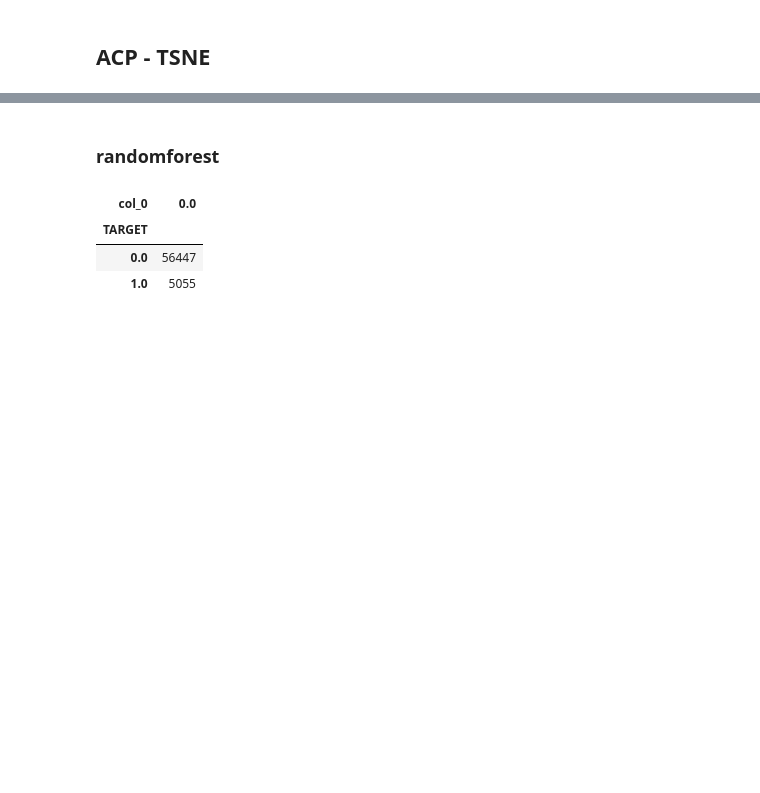
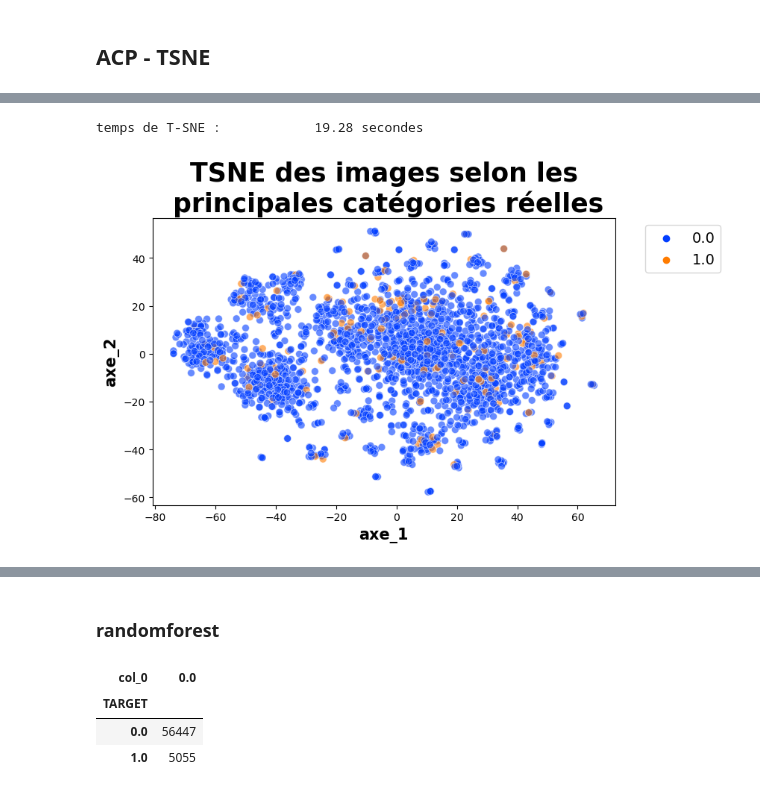
Before and after one commit to David-R-V/OC_modele_scoring, a Jupyter notebook: Projet 7.ipynb, the cells around one changed output, grey strips where cells are left out. Drawn from its saved outputs; the diff is of its cells as text; code cells hidden in the pictures; blank space fills up the shorter version.

```diff
--- a/Projet 7.ipynb
+++ b/Projet 7.ipynb
@@ -2368,0 +2315,3 @@ adjusted_rand_score(data6.loc[data6['TARGET']>-1,'TARGET'],kmeans_pred)
+# %%
+visu_tsne_cat(feat_pca,20,'TARGET',2000)
+# %% [output]
@@ -2368,0 +2322,2 @@ adjusted_rand_score(data6.loc[data6['TARGET']>-1,'TARGET'],kmeans_pred)
+temps de T-SNE :            19.28 secondes
+[figure, added]
```
Also changed, not shown: parts of 263 cells of this notebook.
